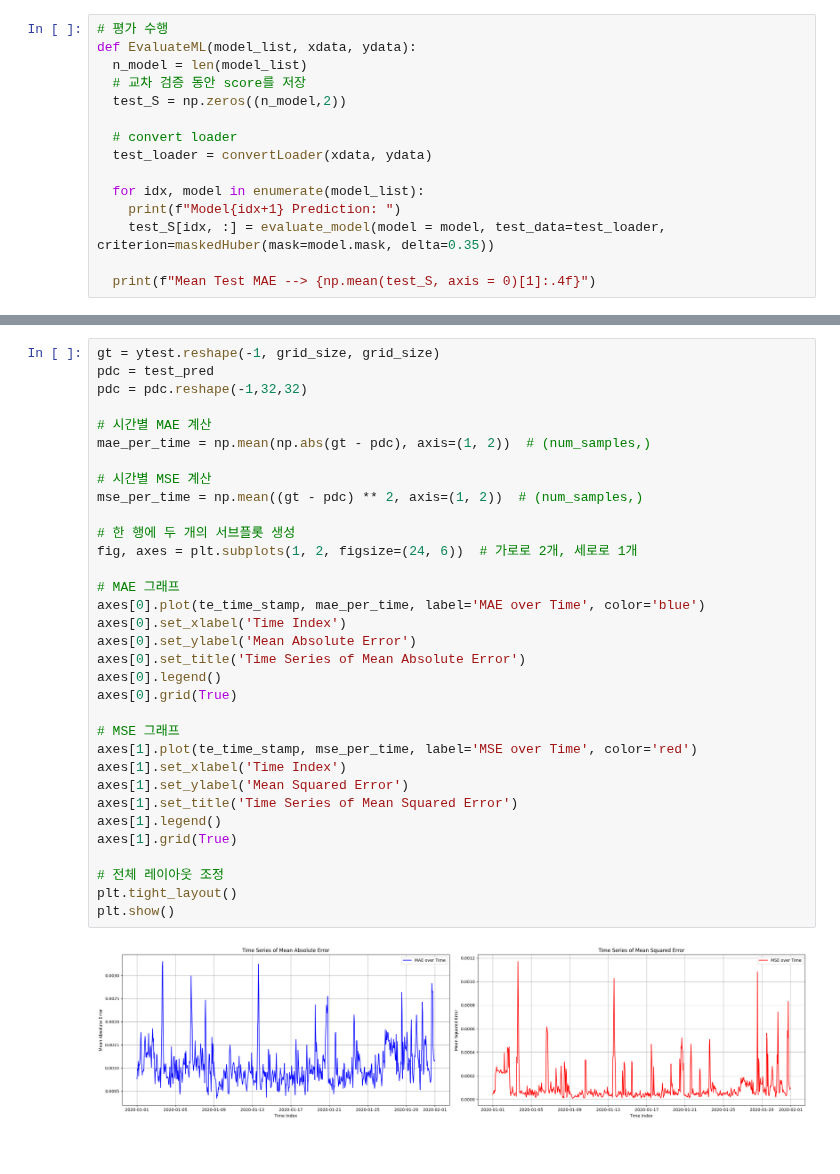
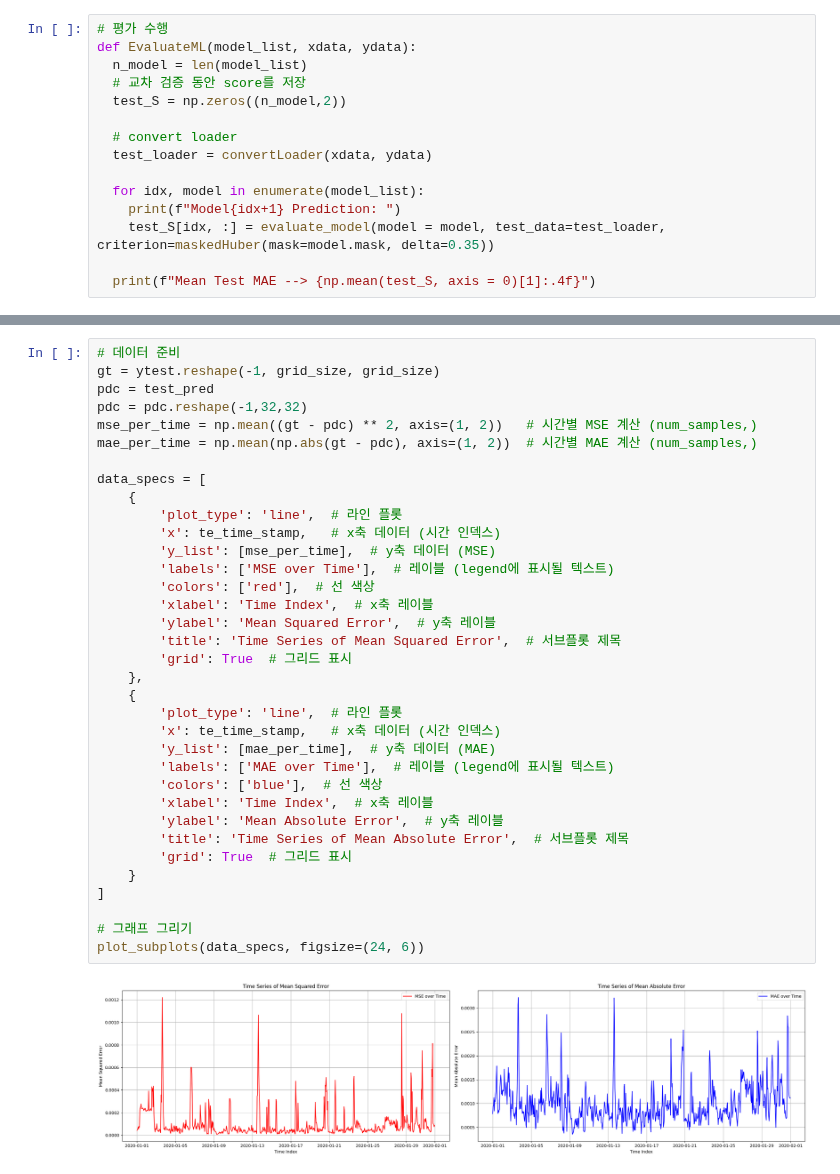
Before and after one commit to kminseong841/ML-Research, a Jupyter notebook: Pytorch_Ozone_predict_CNN.ipynb, the cells around one changed output, grey strips where cells are left out. Drawn from its saved outputs; the diff is of its cells as text.

```diff
--- a/Pytorch_Ozone_predict_CNN.ipynb
+++ b/Pytorch_Ozone_predict_CNN.ipynb
@@ -616,38 +553,40 @@ plot_ozone_maps(index=700, g_data=ytest, prediction=test_pred_all)
-# %%
-gt = ytest.reshape(-1, grid_size, grid_size)
-pdc = test_pred
-pdc = pdc.reshape(-1,32,32)
-
-# 시간별 MAE 계산
-mae_per_time = np.mean(np.abs(gt - pdc), axis=(1, 2))  # (num_samples,)
-
-# 시간별 MSE 계산
-mse_per_time = np.mean((gt - pdc) ** 2, axis=(1, 2))  # (num_samples,)
-
-# 한 행에 두 개의 서브플롯 생성
-fig, axes = plt.subplots(1, 2, figsize=(24, 6))  # 가로로 2개, 세로로 1개
-
-# MAE 그래프
-axes[0].plot(te_time_stamp, mae_per_time, label='MAE over Time', color='blue')
-axes[0].set_xlabel('Time Index')
-axes[0].set_ylabel('Mean Absolute Error')
-axes[0].set_title('Time Series of Mean Absolute Error')
-axes[0].legend()
-axes[0].grid(True)
-
-# MSE 그래프
-axes[1].plot(te_time_stamp, mse_per_time, label='MSE over Time', color='red')
-axes[1].set_xlabel('Time Index')
-axes[1].set_ylabel('Mean Squared Error')
-axes[1].set_title('Time Series of Mean Squared Error')
-axes[1].legend()
-axes[1].grid(True)
-
-# 전체 레이아웃 조정
-plt.tight_layout()
-plt.show()
-# %% [output]
-[figure, removed]
+# %%
+# 데이터 준비
+gt = ytest.reshape(-1, grid_size, grid_size)
+pdc = test_pred
+pdc = pdc.reshape(-1,32,32)
+mse_per_time = np.mean((gt - pdc) ** 2, axis=(1, 2))   # 시간별 MSE 계산 (num_samples,)
+mae_per_time = np.mean(np.abs(gt - pdc), axis=(1, 2))  # 시간별 MAE 계산 (num_samples,)
+
+data_specs = [
+    {
+        'plot_type': 'line',  # 라인 플롯
+        'x': te_time_stamp,   # x축 데이터 (시간 인덱스)
+        'y_list': [mse_per_time],  # y축 데이터 (MSE)
+        'labels': ['MSE over Time'],  # 레이블 (legend에 표시될 텍스트)
+        'colors': ['red'],  # 선 색상
+        'xlabel': 'Time Index',  # x축 레이블
+        'ylabel': 'Mean Squared Error',  # y축 레이블
+        'title': 'Time Series of Mean Squared Error',  # 서브플롯 제목
+        'grid': True  # 그리드 표시
+    },
+    {
+        'plot_type': 'line',  # 라인 플롯
+        'x': te_time_stamp,   # x축 데이터 (시간 인덱스)
+        'y_list': [mae_per_time],  # y축 데이터 (MAE)
+        'labels': ['MAE over Time'],  # 레이블 (legend에 표시될 텍스트)
+        'colors': ['blue'],  # 선 색상
+        'xlabel': 'Time Index',  # x축 레이블
+        'ylabel': 'Mean Absolute Error',  # y축 레이블
+        'title': 'Time Series of Mean Absolute Error',  # 서브플롯 제목
+        'grid': True  # 그리드 표시
+    }
+]
+
+# 그래프 그리기
+plot_subplots(data_specs, figsize=(24, 6))
+# %% [output]
+[figure, added]
 # %%
 # 한 지역을 고정하고 시간에 따른 분포 관찰
 x_coord = 14  # 가로 위치 (0부터 31까지)
```
Also changed, not shown: parts of 14 cells of this notebook, 1 other file.
